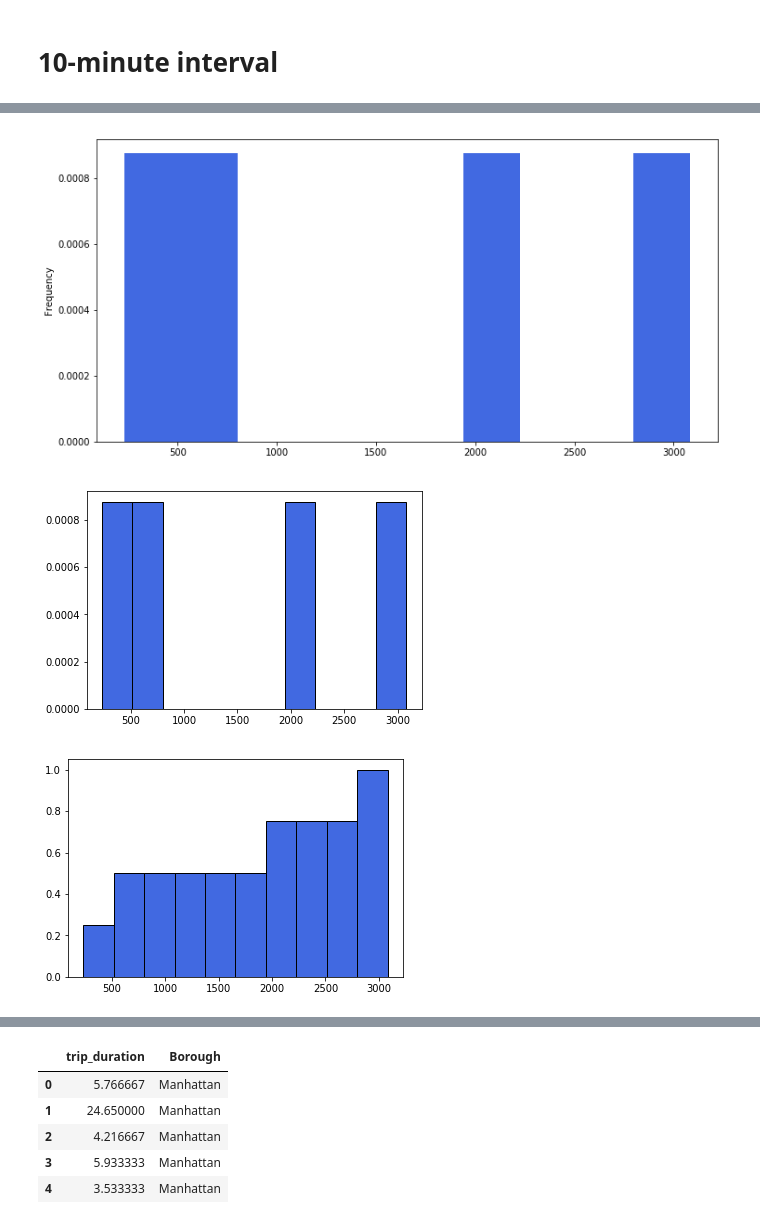
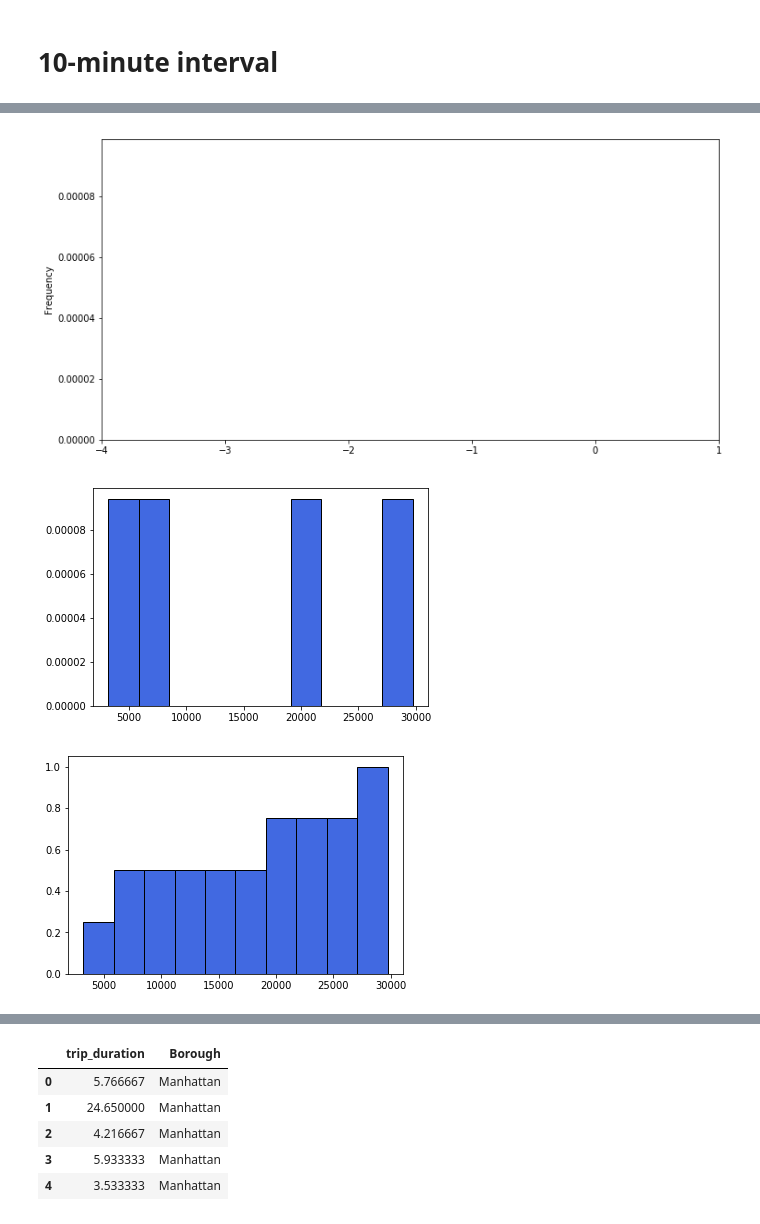
Before and after one commit to dusicastepic/ADMSecondHomework, a Jupyter notebook: RQ3.ipynb, the cells around one changed output, grey strips where cells are left out. Saved outputs shown, nothing was run; the diff lists cells and outputs as text; code cells hidden in the pictures.

```diff
--- a/RQ3.ipynb
+++ b/RQ3.ipynb
@@ -26,7 +27,7 @@ trip_duration=[]
 for i,df_name in enumerate (df_names):
         # load the ith dataframe, taking only the t_pickup_datetime column
         df = pd.read_csv(df_name,usecols= ['tpep_pickup_datetime','tpep_dropoff_datetime'],
-                         parse_dates= ["tpep_pickup_datetime",'tpep_dropoff_datetime'],nrows=100000)
+                         parse_dates= ["tpep_pickup_datetime",'tpep_dropoff_datetime'],nrows=10000)
         #
         trip_duration.append(round((df['tpep_dropoff_datetime']-df['tpep_pickup_datetime'])/ np.timedelta64(1, 'm'),2))
 trip_duration=pd.concat(trip_duration)
@@ -131,24 +181,25 @@ trip_duration_bins.plot(kind = 'bar',grid=True)
 # %%
 f = plt.figure()
+plt.xlim(0-4)
 trip_duration_bins.plot(kind='hist',color='royalblue',density=True)
 f.set_figheight(6)
 f.set_figwidth(12)
 # %% [output]
-[figure, old version]
+[figure, new version]
 # %%
 data = trip_duration_bins
 #histtype : {'bar', 'barstacked', 'step', 'stepfilled'}
 plt.hist(data,edgecolor="black",color='royalblue',histtype='bar',density=True)#,cumulative =True)
 plt.show()
 # %% [output]
-[figure, old version]
+[figure, new version]
 # %%
 data = trip_duration_bins
 #histtype : {'bar', 'barstacked', 'step', 'stepfilled'}
 plt.hist(data,edgecolor="black",color='royalblue',histtype='bar',density=True,cumulative=True)
 plt.show()
 # %% [output]
-[figure, old version]
+[figure, new version]
 # %%
 fig, ax = plt.subplots()
 fig.set_size_inches(8.27, 6.27)
```
Also changed, not shown: parts of 18 cells of this notebook.
